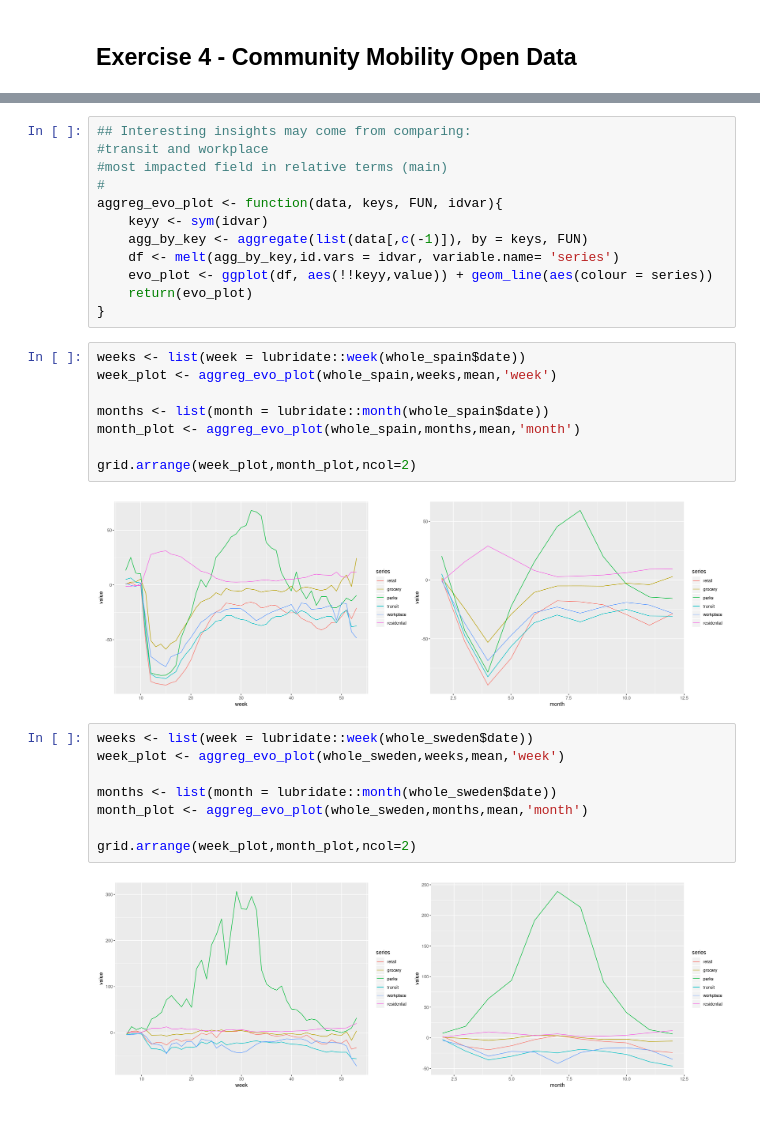
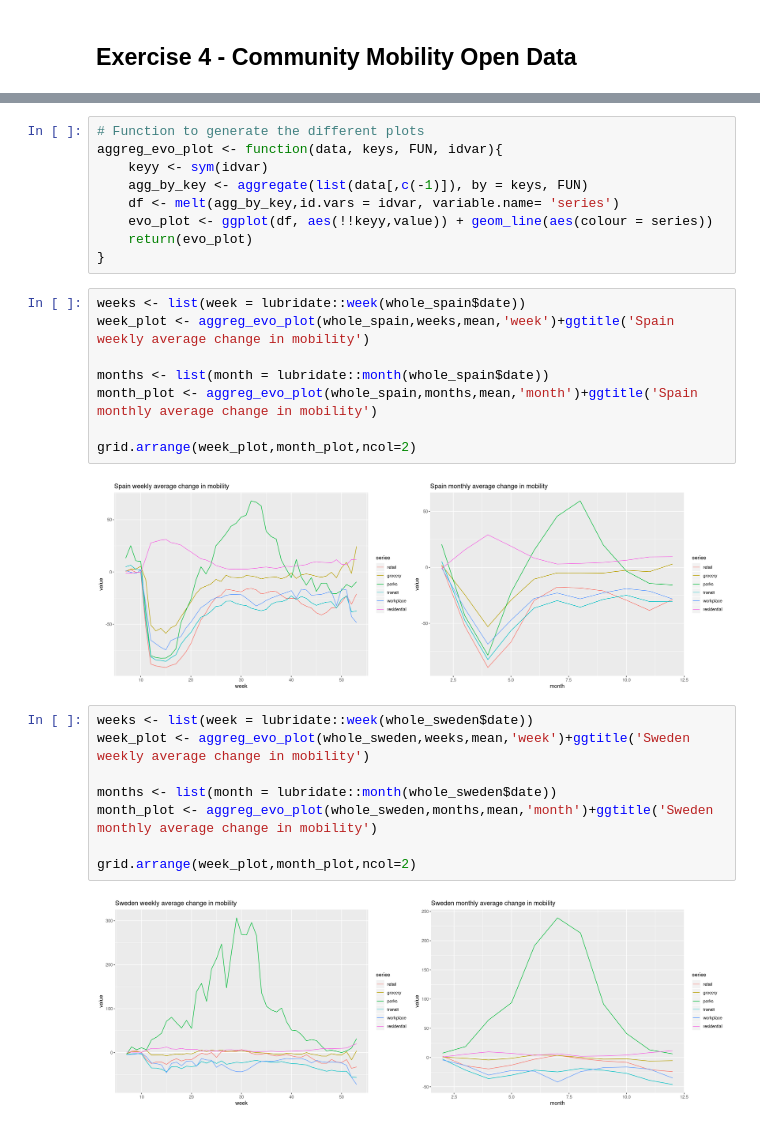
Before and after one commit to eigen-carmona/AdvStats, a Jupyter notebook: lab3/Ex3.ipynb, the cells around one changed output, grey strips where cells are left out. Drawn from its saved outputs; the diff is of its cells as text.

```diff
--- a/lab3/Ex3.ipynb
+++ b/lab3/Ex3.ipynb
@@ -236,8 +273,5 @@ colnames(whole_sweden) <- c('date','retail', 'grocery', 'parks', 'transit', 'wor
 # %%
-## Interesting insights may come from comparing:
-#transit and workplace
-#most impacted field in relative terms (main)
-#
+# Function to generate the different plots
 aggreg_evo_plot <- function(data, keys, FUN, idvar){
     keyy <- sym(idvar)
     agg_by_key <- aggregate(list(data[,c(-1)]), by = keys, FUN)
@@ -247,21 +281,21 @@ aggreg_evo_plot <- function(data, keys, FUN, idvar){
 }
 # %%
 weeks <- list(week = lubridate::week(whole_spain$date))
-week_plot <- aggreg_evo_plot(whole_spain,weeks,mean,'week')
+week_plot <- aggreg_evo_plot(whole_spain,weeks,mean,'week')+ggtitle('Spain weekly average change in mobility')
 
 months <- list(month = lubridate::month(whole_spain$date))
-month_plot <- aggreg_evo_plot(whole_spain,months,mean,'month')
+month_plot <- aggreg_evo_plot(whole_spain,months,mean,'month')+ggtitle('Spain monthly average change in mobility')
 
 grid.arrange(week_plot,month_plot,ncol=2)
 # %% [output]
-[figure, old version]
+[figure, new version]
 # %%
 weeks <- list(week = lubridate::week(whole_sweden$date))
-week_plot <- aggreg_evo_plot(whole_sweden,weeks,mean,'week')
+week_plot <- aggreg_evo_plot(whole_sweden,weeks,mean,'week')+ggtitle('Sweden weekly average change in mobility')
 
 months <- list(month = lubridate::month(whole_sweden$date))
-month_plot <- aggreg_evo_plot(whole_sweden,months,mean,'month')
+month_plot <- aggreg_evo_plot(whole_sweden,months,mean,'month')+ggtitle('Sweden monthly average change in mobility')
 
 grid.arrange(week_plot,month_plot,ncol=2)
 # %% [output]
-[figure, old version]
+[figure, new version]
```
Also changed, not shown: parts of 7 cells of this notebook.
